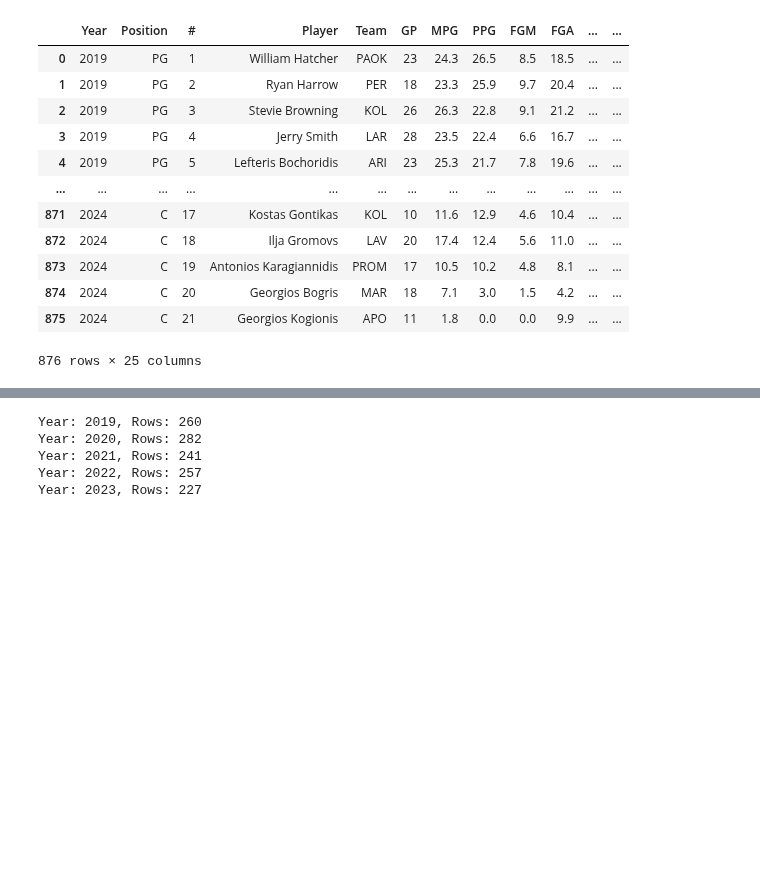
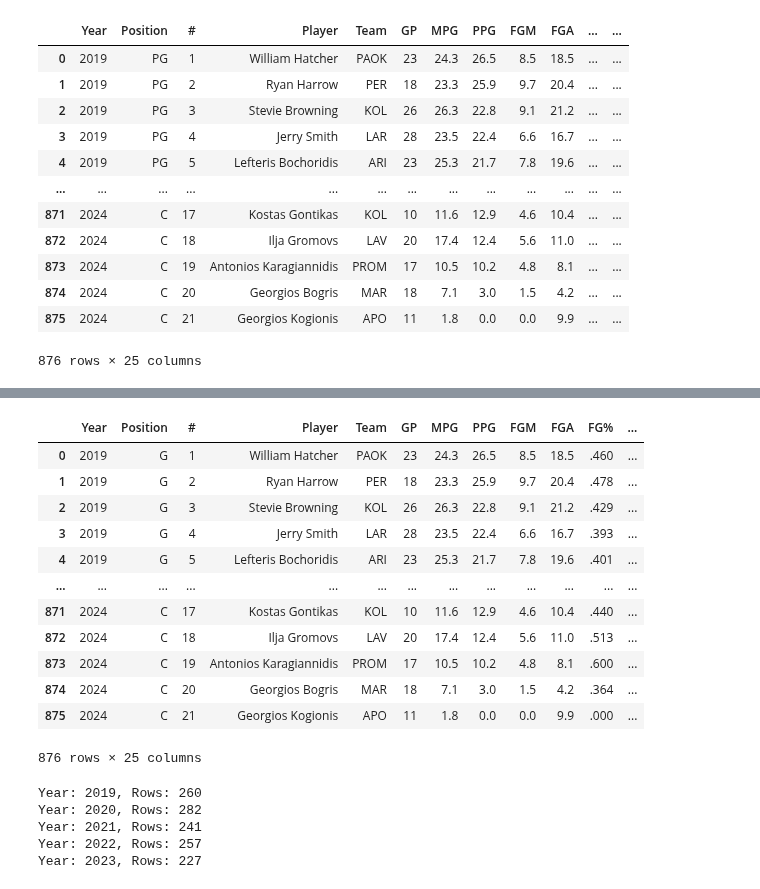
Before and after one commit to NEAT-Scouting-Data-Analytics/NEAT-Scouting-Data-Analytics, a Jupyter notebook: 3 Euro leagues/Greece_league.ipynb, the cells around one changed output, grey strips where cells are left out. Saved outputs shown, nothing was run; the diff lists cells and outputs as text; code cells hidden in the pictures; blank space fills up the shorter version.

```diff
--- a/3 Euro leagues/Greece_league.ipynb
+++ b/3 Euro leagues/Greece_league.ipynb
@@ -60,6 +60,22 @@ greek_stats_with_positions[greek_stats_with_positions['Year'] == 2019]
 # %%
 greek_stats_with_positions['Position'] = greek_stats_with_positions['Position'].replace(['PG', 'SG'], 'G')
 greek_stats_with_positions['Position'] = greek_stats_with_positions['Position'].replace(['SF', 'PF'], 'F')
+# %%
+greek_stats_with_positions
+# %% [output]
+|  | Year | Position | # | Player | Team | GP | MPG | PPG | FGM | FGA | FG% | ... |
+| 0 | 2019 | G | 1 | William Hatcher | PAOK | 23 | 24.3 | 26.5 | 8.5 | 18.5 | .460 | ... |
+| 1 | 2019 | G | 2 | Ryan Harrow | PER | 18 | 23.3 | 25.9 | 9.7 | 20.4 | .478 | ... |
+| 2 | 2019 | G | 3 | Stevie Browning | KOL | 26 | 26.3 | 22.8 | 9.1 | 21.2 | .429 | ... |
+| 3 | 2019 | G | 4 | Jerry Smith | LAR | 28 | 23.5 | 22.4 | 6.6 | 16.7 | .393 | ... |
+| 4 | 2019 | G | 5 | Lefteris Bochoridis | ARI | 23 | 25.3 | 21.7 | 7.8 | 19.6 | .401 | ... |
+| ... | ... | ... | ... | ... | ... | ... | ... | ... | ... | ... | ... | ... |
+| 871 | 2024 | C | 17 | Kostas Gontikas | KOL | 10 | 11.6 | 12.9 | 4.6 | 10.4 | .440 | ... |
+| 872 | 2024 | C | 18 | Ilja Gromovs | LAV | 20 | 17.4 | 12.4 | 5.6 | 11.0 | .513 | ... |
+| 873 | 2024 | C | 19 | Antonios Karagiannidis | PROM | 17 | 10.5 | 10.2 | 4.8 | 8.1 | .600 | ... |
+| 874 | 2024 | C | 20 | Georgios Bogris | MAR | 18 | 7.1 | 3.0 | 1.5 | 4.2 | .364 | ... |
+| 875 | 2024 | C | 21 | Georgios Kogionis | APO | 11 | 1.8 | 0.0 | 0.0 | 9.9 | .000 | ... |
+876 rows × 25 columns
 # %%
 # Scrape Player Bio in German BBL
 
```
Also changed, not shown: parts of 10 cells of this notebook, 5 other files.
